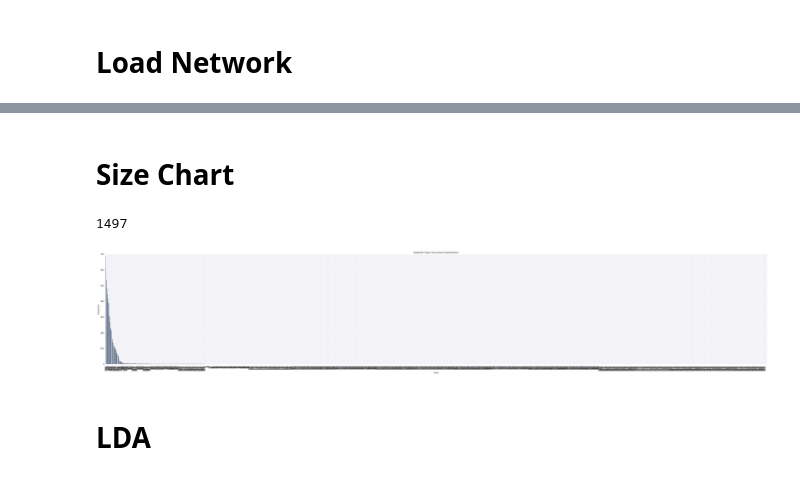
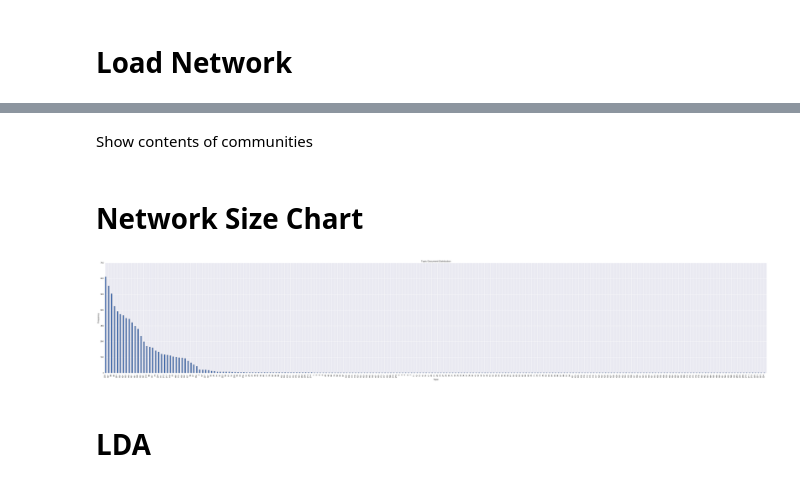
Before and after one commit to patorn/ucl_topic_structure_network_analysis, a Jupyter notebook: network.ipynb, the cells around one changed output, grey strips where cells are left out. Saved outputs shown, nothing was run; the diff lists cells and outputs as text; code cells hidden in the pictures.

```diff
--- a/network.ipynb
+++ b/network.ipynb
@@ -222,44 +264,45 @@ Modularity 0.8243999357460129
+# %% [markdown]
+Show contents of communities
 # %%
 with open('tmp/network_docs.txt', 'w+') as file:
-    for i in range(max(community.membership)):
+    for i in range(max(community.membership) + 1):
         for v in community.subgraph(i).vs():
             file.write("Topic:{} File:{} Title:{}\n".format(i, v['name'], docs[v['name']]['webTitle']))
 # %% [markdown]
-# Size Chart
+# Network Size Chart
-# %%
-net_topics = {}
-
-for i in range(max(community.membership)):
-    for v in community.subgraph(i).vs():
-        topic_no = i
-        try:
-            net_topics[topic_no]
-        except KeyError:
-            net_topics[topic_no] = 0
-
-        net_topics[topic_no] += 1
-
-len(net_topics.keys())
-# %% [output]
-1497
 # %%
-x_data = []
-y_data = []
-for key, value in sorted(net_topics.items(), key=lambda x: x[1], reverse=True):
-    x_data.append(key)
-    y_data.append(value)
+def community_to_size_chart(com):
+    net_topics = {}
 
-ind = np.arange(0, len(y_data) * 2, 2)
-fig = plt.figure(figsize=(60,10))
-plt.bar(ind, y_data)
-plt.xticks(ind, x_data, rotation=90)
-plt.title("Network Topic Document Distribution")
-plt.xlabel("Topic")
-plt.ylabel("Frequency")
-fig.savefig('tmp/size_chart_net.png')
-plt.show()
+    for i in range(max(com.membership) + 1):
+        for v in com.subgraph(i).vs():
+            topic_no = i
+            try:
+                net_topics[topic_no]
+            except KeyError:
+                net_topics[topic_no] = 0
+
+            net_topics[topic_no] += 1
+
+    x_data = []
+    y_data = []
+    for key, value in sorted(net_topics.items(), key=lambda x: x[1], reverse=True):
+        x_data.append(key)
+        y_data.append(value)
+
+    ind = np.arange(0, len(y_data) * 2, 2)
+    fig = plt.figure(figsize=(60,10))
+    plt.bar(ind, y_data)
+    plt.xticks(ind, x_data, rotation=90)
+    plt.title("Topic Document Distribution")
+    plt.xlabel("Topic")
+    plt.ylabel("Frequency")
+    fig.savefig('tmp/size_chart_net.png')
+    plt.show()
-# %% [output]
-[figure, removed]
+# %%
+community_to_size_chart(community)
+# %% [output]
+[figure, added]
 # %% [markdown]
 # LDA
 # %%
```
Also changed, not shown: parts of 131 cells of this notebook.
